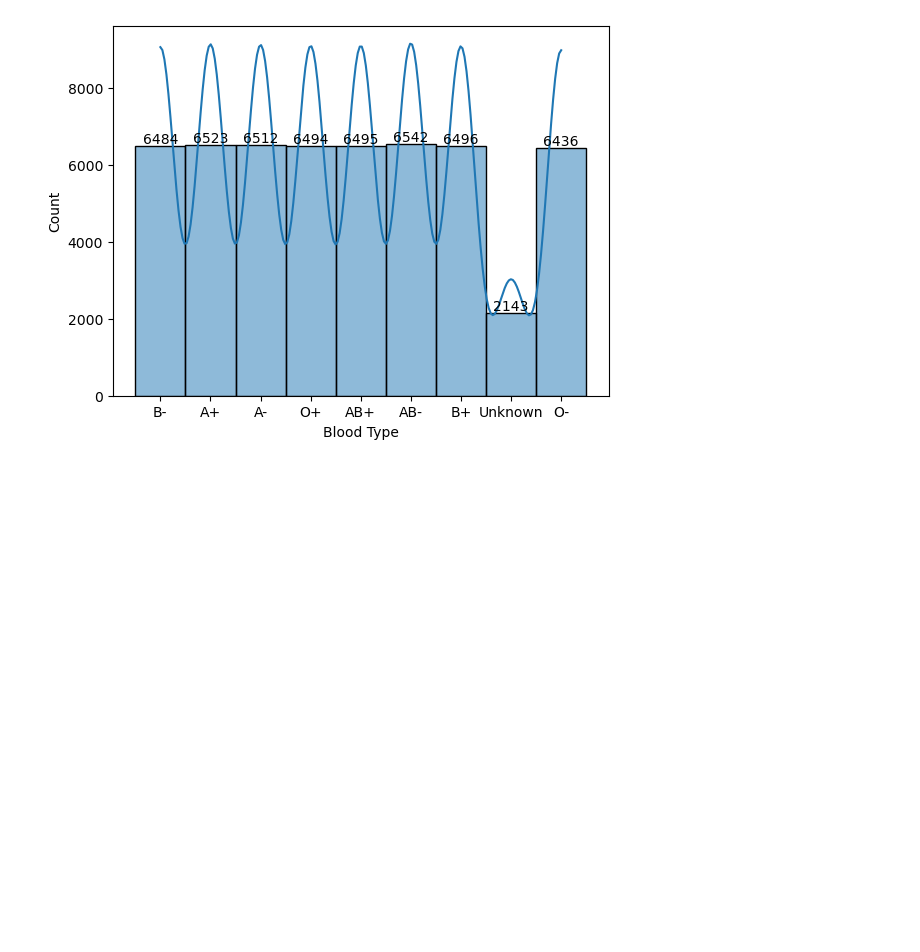
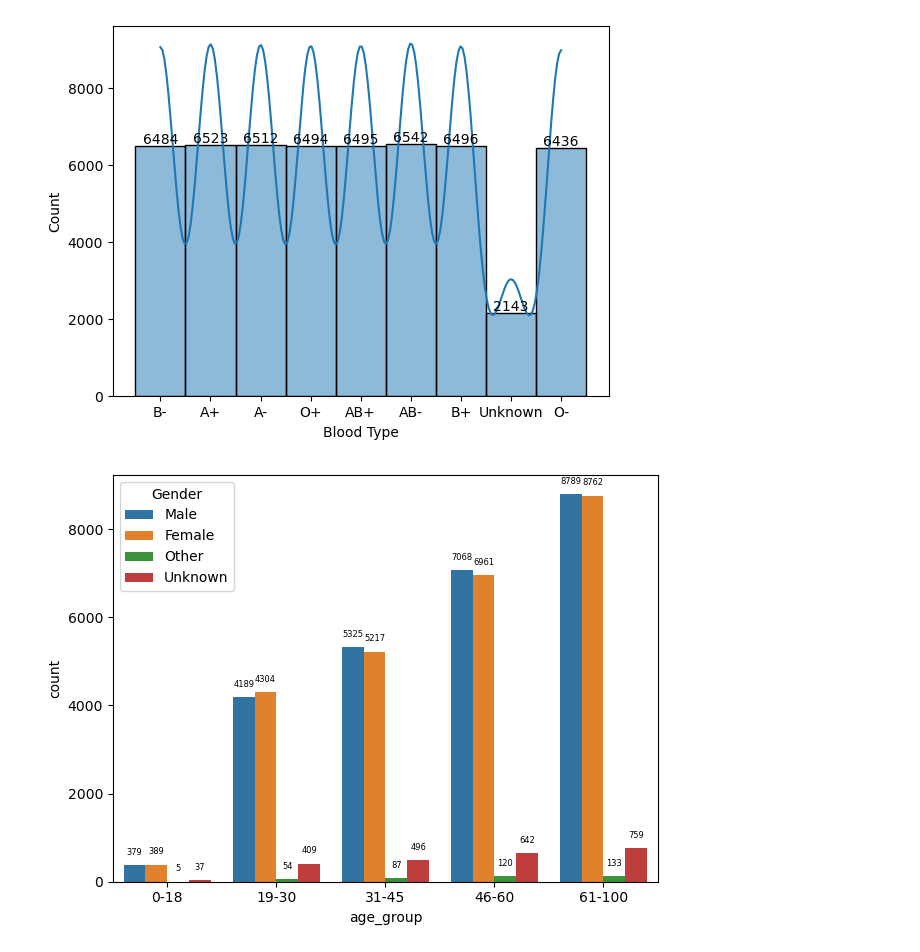
Before and after one commit to hey-rakesh/Healthcare-Patient-Analytics, a Jupyter notebook: notebook/visualisation.ipynb, the cells around one changed output. Saved outputs shown, nothing was run; the diff lists cells and outputs as text; code cells hidden in the pictures; blank space fills up the shorter version.

```diff
--- a/notebook/visualisation.ipynb
+++ b/notebook/visualisation.ipynb
@@ -25,3 +25,21 @@ ax.bar_label(ax.containers[0])
 plt.show()
 # %% [output]
 [figure]
+# %%
+df["age_group"] = pd.cut(
+    df["Age"],bins=[0,18,30,45,60,100],
+    labels=["0-18","19-30","31-45","46-60","61-100"])
+
+ax = sns.countplot(
+    data=df,
+    x="age_group",
+    hue="Gender"
+)
+for container_1 in ax.containers:
+    ax.bar_label(container_1, fmt="%.0f",padding=6,fontsize=6)
+
+plt.tight_layout()
+
+plt.show()
+# %% [output]
+[figure, added]
```
